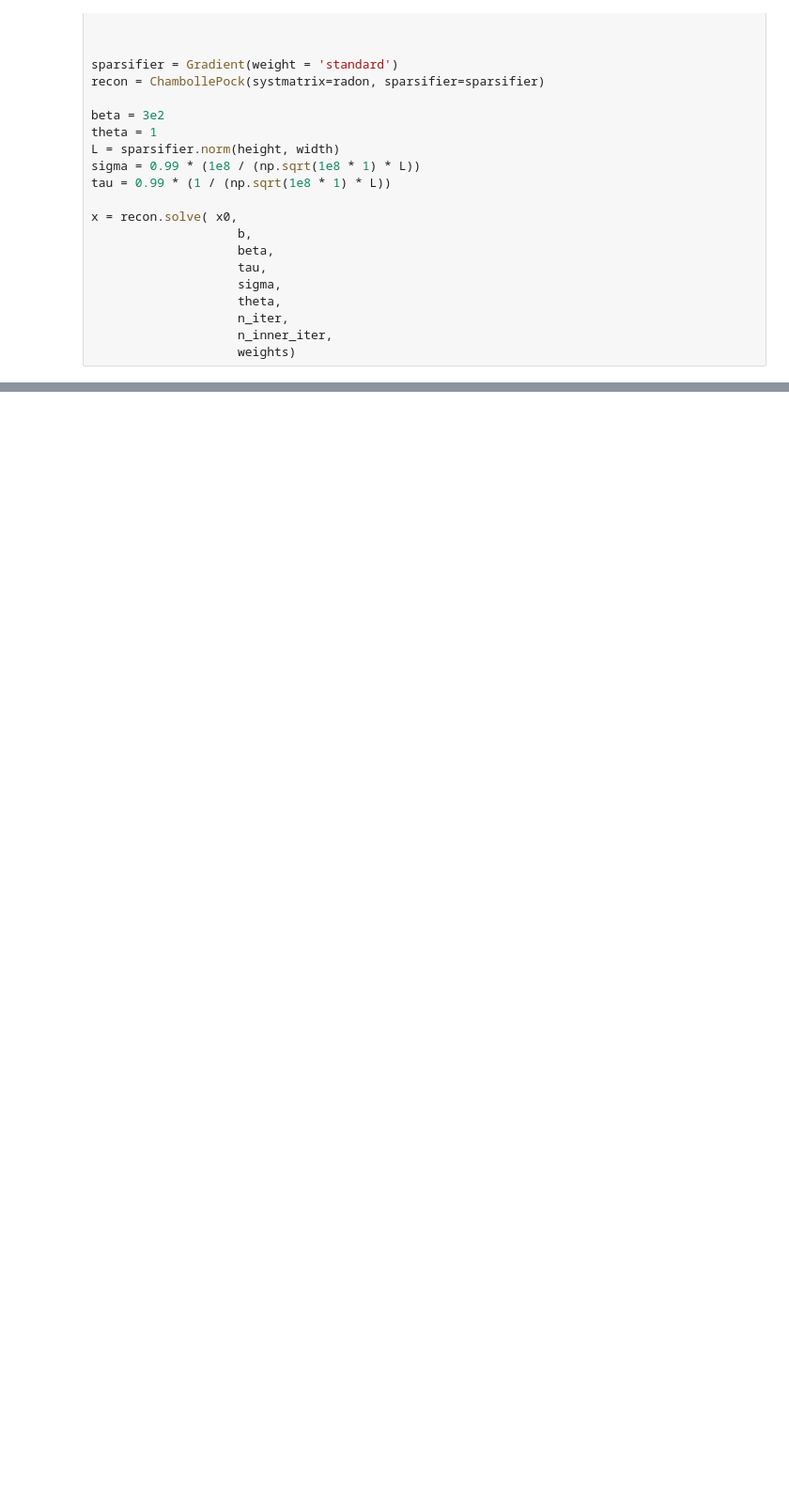
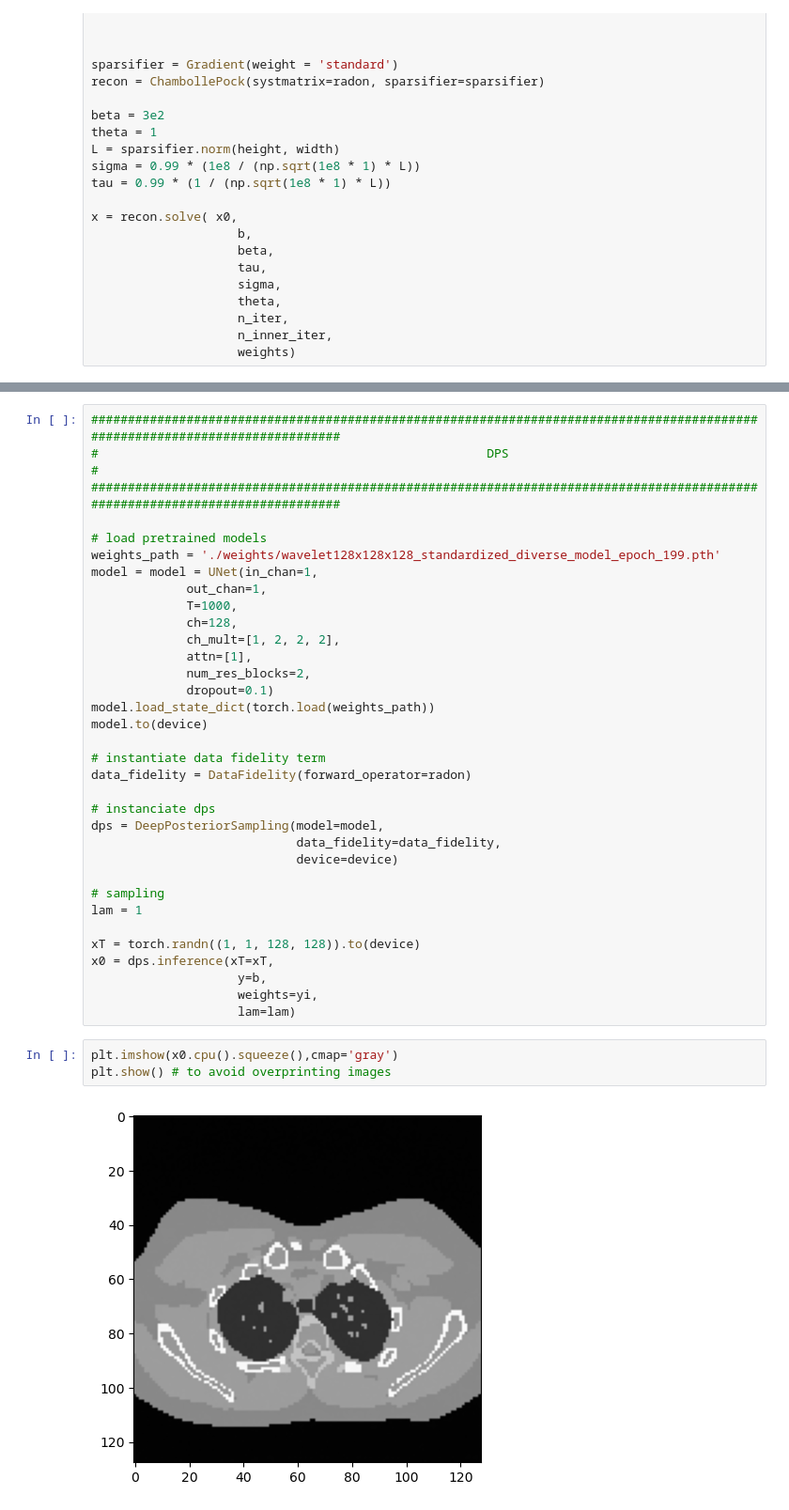
Before and after one commit to antoinedepaepe/ReconCT, a Jupyter notebook: main.ipynb, the cells around one changed output, grey strips where cells are left out. Shown: that part at 94% size. Drawn from its saved outputs; the diff is of its cells as text; blank space fills up the shorter version.

```diff
--- a/main.ipynb
+++ b/main.ipynb
@@ -184,0 +165,39 @@ plt.imshow(x.cpu().squeeze())
+# %%
+#############################################################################################################################
+#                                                     DPS                                                                   #
+#############################################################################################################################
+
+# load pretrained models
+weights_path = './weights/wavelet128x128x128_standardized_diverse_model_epoch_199.pth'
+model = model = UNet(in_chan=1,
+             out_chan=1,
+             T=1000,
+             ch=128,
+             ch_mult=[1, 2, 2, 2],
+             attn=[1],
+             num_res_blocks=2,
+             dropout=0.1)
+model.load_state_dict(torch.load(weights_path))
+model.to(device)
+
+# instantiate data fidelity term
+data_fidelity = DataFidelity(forward_operator=radon)
+
+# instanciate dps
+dps = DeepPosteriorSampling(model=model,
+                            data_fidelity=data_fidelity,
+                            device=device)
+
+# sampling
+lam = 1
+
+xT = torch.randn((1, 1, 128, 128)).to(device)
+x0 = dps.inference(xT=xT,
+                    y=b,
+                    weights=yi,
+                    lam=lam)
+# %%
+plt.imshow(x0.cpu().squeeze(),cmap='gray')
+plt.show() # to avoid overprinting images
+# %% [output]
+[figure, added]
```
Also changed, not shown: parts of 8 cells of this notebook, 7 other files.
